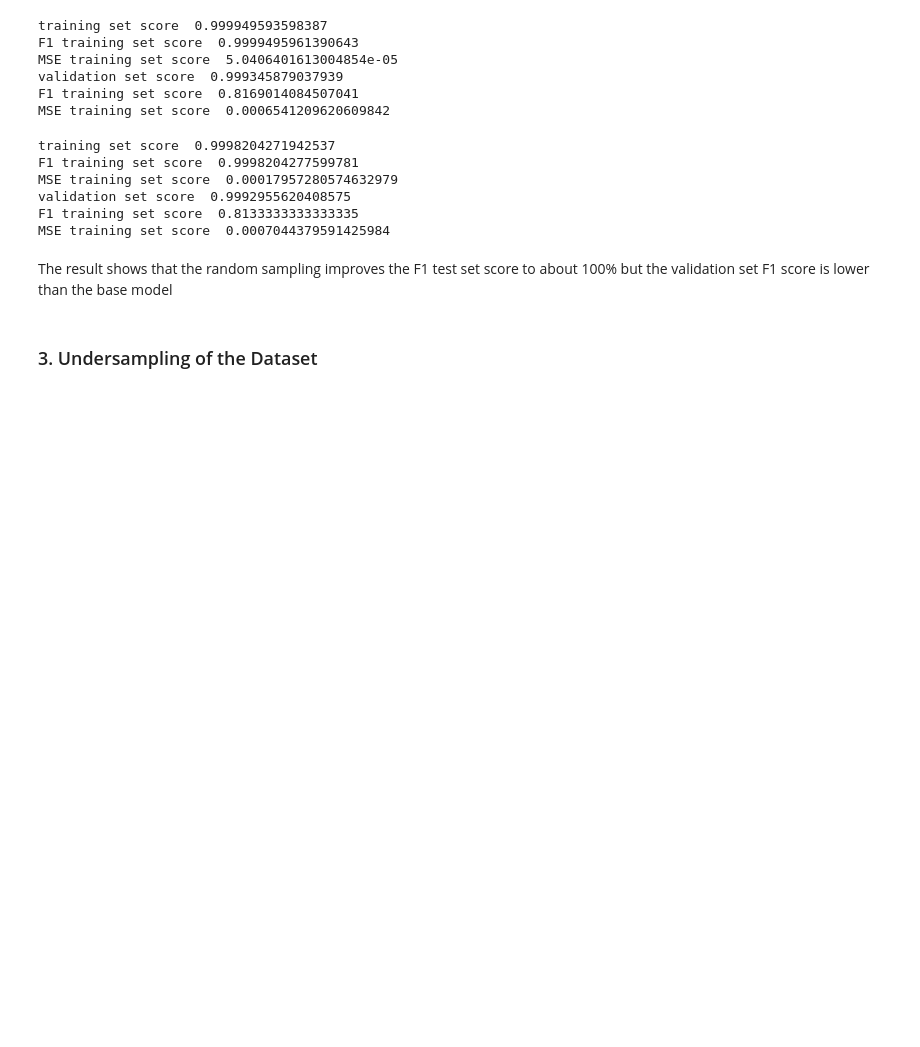
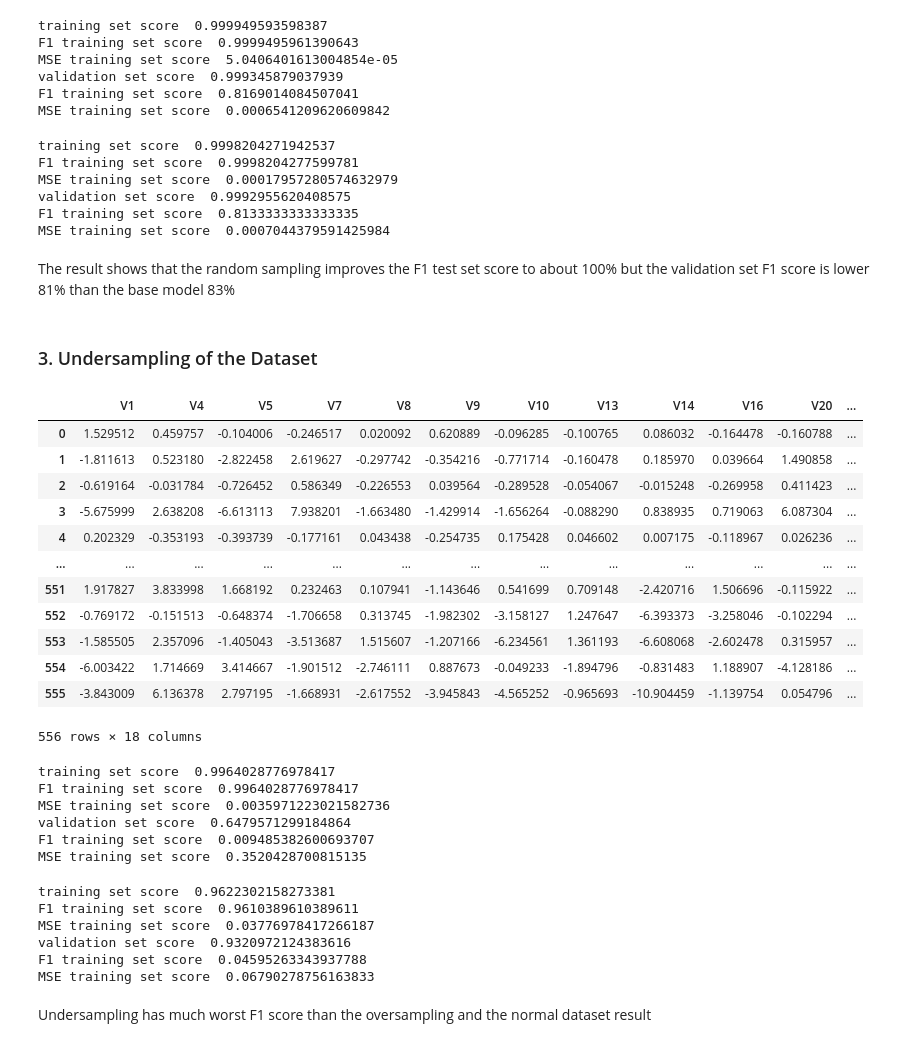
Before and after one commit to kamuma03/Fraud-Detection-Project, a Jupyter notebook: Fraud_Detection_Model.ipynb, the cells around one changed output. Drawn from its saved outputs; the diff is of its cells as text; code cells hidden in the pictures; blank space fills up the shorter version.

Commit message:
Under sampling models

```diff
--- a/Fraud_Detection_Model.ipynb
+++ b/Fraud_Detection_Model.ipynb
@@ -241,6 +241,79 @@ MSE training set score  0.0007044379591425984
 # %%
 model_6 = svm(oversample_svm_train_set, validation_set)
 # %% [markdown]
-The result shows that the random sampling improves the F1 test set score to about 100% but the validation set F1 score is lower than the base model
+The result shows that the random sampling improves the F1 test set score to about 100% but the validation set F1 score is lower 81% than the base model 83%
 # %% [markdown]
 ### 3. Undersampling of the Dataset
+# %%
+# undersampling of the dataset with Cluster Centroids
+
+def undersample_random(test):
+  x_test = test.loc[:, test.columns != 'Class']
+  y_test = test["Class"]
+  undersampler = imblearn.under_sampling.ClusterCentroids(random_state=0)
+  new_x_test, new_y_test = undersampler.fit_resample(x_test, y_test)
+  df = new_x_test
+  df["Class"] = new_y_test
+  return df
+
+undersample_random_train_set = undersample_random(train_set)
+# %%
+undersample_random_train_set
+# %% [output]
+|  | V1 | V4 | V5 | V7 | V8 | V9 | V10 | V13 | V14 | V16 | V20 | ... |
+| 0 | 1.529512 | 0.459757 | -0.104006 | -0.246517 | 0.020092 | 0.620889 | -0.096285 | -0.100765 | 0.086032 | -0.164478 | -0.160788 | ... |
+| 1 | -1.811613 | 0.523180 | -2.822458 | 2.619627 | -0.297742 | -0.354216 | -0.771714 | -0.160478 | 0.185970 | 0.039664 | 1.490858 | ... |
+| 2 | -0.619164 | -0.031784 | -0.726452 | 0.586349 | -0.226553 | 0.039564 | -0.289528 | -0.054067 | -0.015248 | -0.269958 | 0.411423 | ... |
+| 3 | -5.675999 | 2.638208 | -6.613113 | 7.938201 | -1.663480 | -1.429914 | -1.656264 | -0.088290 | 0.838935 | 0.719063 | 6.087304 | ... |
+| 4 | 0.202329 | -0.353193 | -0.393739 | -0.177161 | 0.043438 | -0.254735 | 0.175428 | 0.046602 | 0.007175 | -0.118967 | 0.026236 | ... |
+| ... | ... | ... | ... | ... | ... | ... | ... | ... | ... | ... | ... | ... |
+| 551 | 1.917827 | 3.833998 | 1.668192 | 0.232463 | 0.107941 | -1.143646 | 0.541699 | 0.709148 | -2.420716 | 1.506696 | -0.115922 | ... |
+| 552 | -0.769172 | -0.151513 | -0.648374 | -1.706658 | 0.313745 | -1.982302 | -3.158127 | 1.247647 | -6.393373 | -3.258046 | -0.102294 | ... |
+| 553 | -1.585505 | 2.357096 | -1.405043 | -3.513687 | 1.515607 | -1.207166 | -6.234561 | 1.361193 | -6.608068 | -2.602478 | 0.315957 | ... |
+| 554 | -6.003422 | 1.714669 | 3.414667 | -1.901512 | -2.746111 | 0.887673 | -0.049233 | -1.894796 | -0.831483 | 1.188907 | -4.128186 | ... |
+| 555 | -3.843009 | 6.136378 | 2.797195 | -1.668931 | -2.617552 | -3.945843 | -4.565252 | -0.965693 | -10.904459 | -1.139754 | 0.054796 | ... |
+556 rows × 18 columns
+# %%
+def random_forest_classifier_undersample(test, validation):
+  x_test = test.loc[:, test.columns != 'Class']
+  y_test = test["Class"]
+  x_val = validation.loc[:, validation.columns != 'Class']
+  y_val = validation["Class"]
+  model= RandomForestClassifier(n_estimators=500, max_depth=400, max_samples=300)
+  model.fit(x_test, y_test)
+
+  test_prediction = model.predict(x_test)
+  print("training set score ", model.score(x_test, y_test))
+  f1_score_test = f1_score(y_test, test_prediction)
+  print("F1 training set score ", f1_score_test)
+  mse_test = mean_squared_error(y_test, test_prediction)
+  print("MSE training set score ", mse_test)
+
+
+  validation_prediction = model.predict(x_val)
+  print("validation set score ", model.score(x_val, y_val))
+  f1_score_validation = f1_score(y_val, validation_prediction)
+  print("F1 training set score ", f1_score_validation)
+  mse_validation = mean_squared_error(y_val, validation_prediction)
+  print("MSE training set score ", mse_validation)
+  return model
+
+model_7 = random_forest_classifier_undersample(undersample_random_train_set, validation_set)
+# %% [output]
+training set score  0.9964028776978417
+F1 training set score  0.9964028776978417
+MSE training set score  0.0035971223021582736
+validation set score  0.6479571299184864
+F1 training set score  0.009485382600693707
+MSE training set score  0.3520428700815135
+# %%
+model_8 = svm(undersample_random_train_set, validation_set)
+# %% [output]
+training set score  0.9622302158273381
+F1 training set score  0.9610389610389611
+MSE training set score  0.03776978417266187
+validation set score  0.9320972124383616
+F1 training set score  0.04595263343937788
+MSE training set score  0.06790278756163833
+# %% [markdown]
+Undersampling has much worst F1 score than the oversampling and the normal dataset result
```
